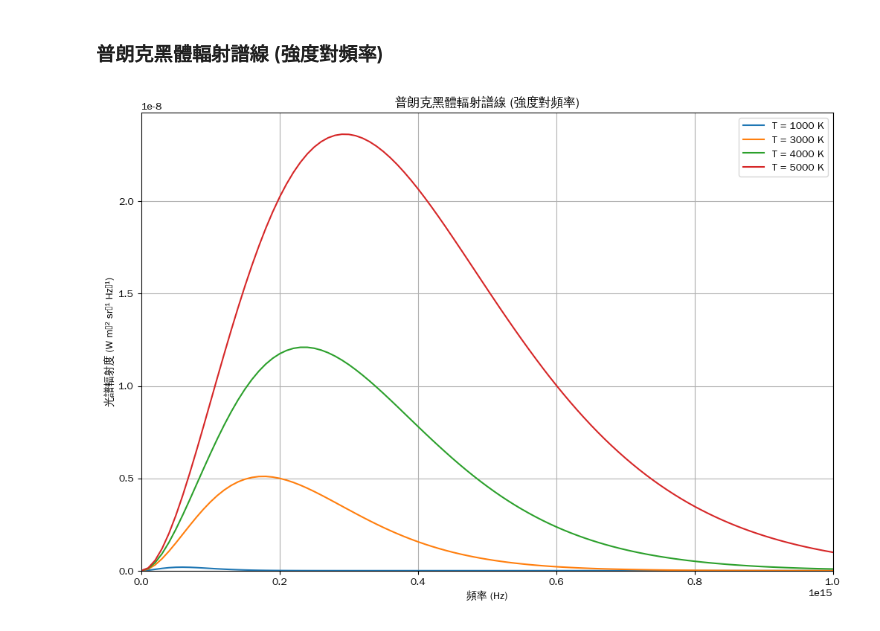
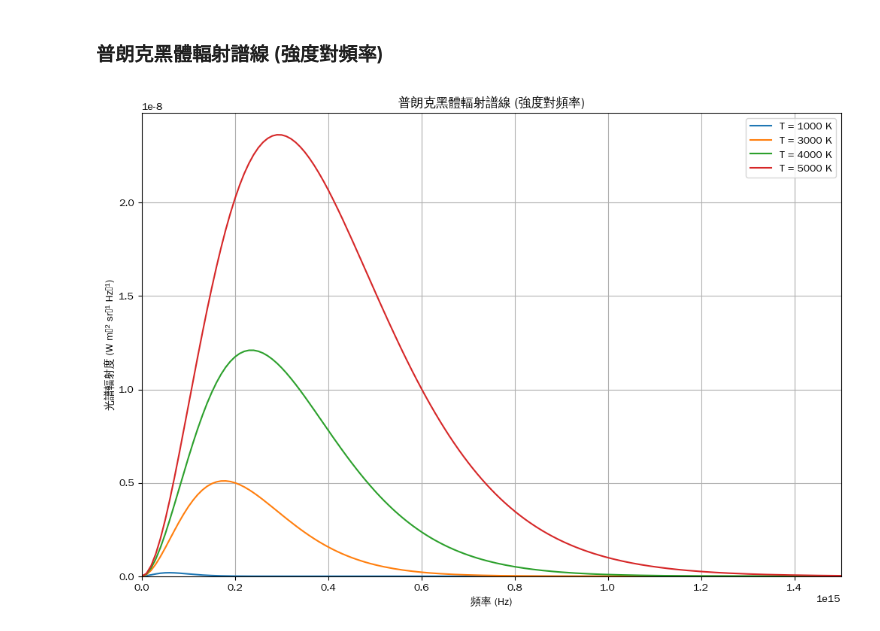
Before and after one commit to twyeh/solid-state-physics, a Jupyter notebook: 普郎克黑體輻射譜線.ipynb, the cells around one changed output. Saved outputs shown, nothing was run; the diff lists cells and outputs as text; code cells hidden in the pictures.

```diff
--- a/普郎克黑體輻射譜線.ipynb
+++ b/普郎克黑體輻射譜線.ipynb
@@ -51,7 +51,7 @@ def planck_radiation(wavelength, temperature):
 temperatures = [1000, 3000, 4000, 5000]
 
 # Define wavelength range (in nanometers, then convert to meters for calculation)
-wavelength_nm = np.linspace(1, 3000, 500) # From 1 nm to 3000 nm
+wavelength_nm = np.linspace(1, 5000, 500) # From 1 nm to 3000 nm
 wavelength_m = wavelength_nm * 1e-9 # Convert to meters
 
 # Plotting
@@ -67,7 +67,7 @@ plt.ylabel('光譜輻射度 (W m⁻³ sr⁻¹)')
 plt.title('普朗克黑體輻射譜線')
 plt.legend()
 plt.grid(True)
-plt.xlim(0, 2000) # Adjust x-axis limits for better visualization
+plt.xlim(0, 3000) # Adjust x-axis limits for better visualization
 plt.ylim(bottom=0) # Ensure y-axis starts from 0
 plt.show()
 # %% [output]
@@ -140,32 +140,32 @@ def planck_radiation_frequency(frequency, temperature):
     return term1 / term2
 
 # Reuse temperatures from previous calculation
 temperatures = [1000, 3000, 4000, 5000]
 
 # Define frequency range (derived from wavelength range)
 # Using the previously defined wavelength_nm range (1nm to 3000nm)
 # Wavelength_m range was 1e-9 to 3e-6 meters
 # Frequency = c / wavelength
 # Max frequency: c / 1e-9 = 3e8 / 1e-9 = 3e17 Hz
 # Min frequency: c / 3e-6 = 3e8 / 3e-6 = 1e14 Hz
 frequency_hz = np.linspace(0, 1e17, 10000) # From ~100 THz to ~300 PHz
 
 # Plotting
 plt.figure(figsize=(12, 8))
 
 for T in temperatures:
     # Calculate spectral radiance for each temperature
     radiance_freq = [planck_radiation_frequency(freq, T) for freq in frequency_hz]
     plt.plot(frequency_hz, radiance_freq, label=f'T = {T} K')
 
 plt.xlabel('頻率 (Hz)')
 plt.ylabel('光譜輻射度 (W m⁻² sr⁻¹ Hz⁻¹)')
 plt.title('普朗克黑體輻射譜線 (強度對頻率)')
 plt.legend()
 plt.grid(True)
-plt.xlim(0, 1e15) # Adjust x-axis limits for better visualization of peaks for lower temperatures
+plt.xlim(0, 1.5e15) # Adjust x-axis limits for better visualization of peaks for lower temperatures
 plt.ylim(bottom=0)
 plt.ticklabel_format(style='sci', axis='x', scilimits=(0,0)) # Use scientific notation for x-axis
 plt.show()
 # %% [output]
-[figure, old version]
+[figure, new version]
```
Also changed, not shown: parts of 1 cell of this notebook.
